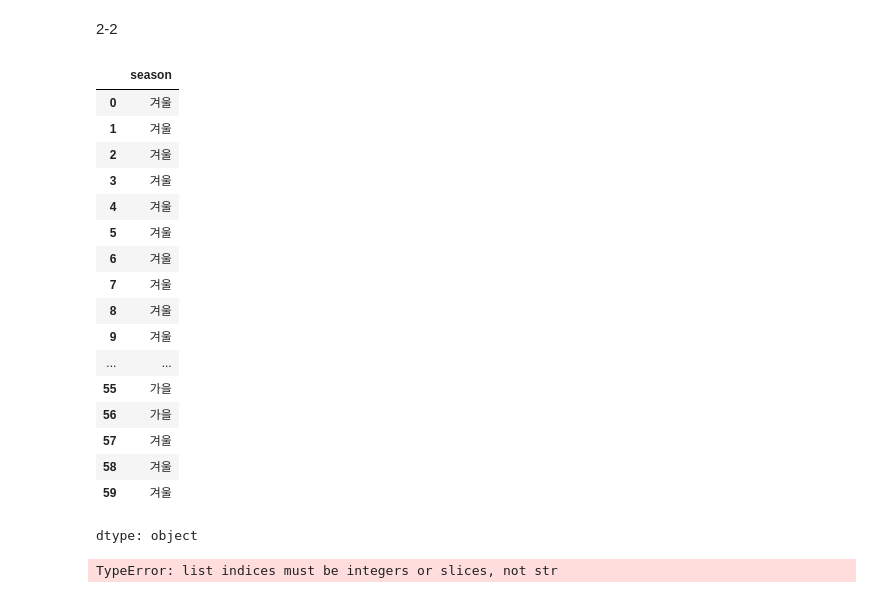
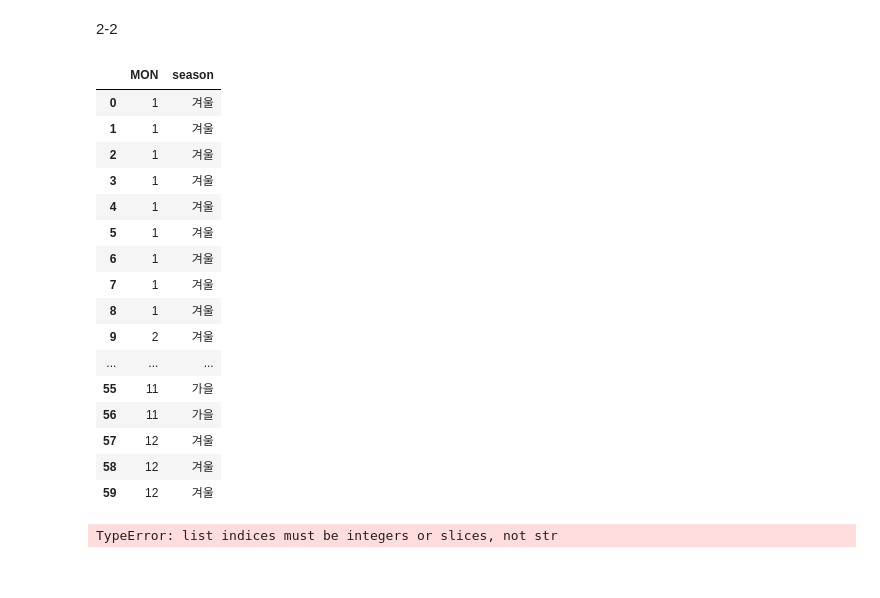
Before and after one commit to JKTajo/20250714_count_TAX, a Jupyter notebook: assignment.ipynb, the cells around one changed output. Cells and saved outputs as stored; diff of their text form; code cells hidden in the pictures.

```diff
--- a/assignment.ipynb
+++ b/assignment.ipynb
@@ -119,33 +119,33 @@ freq      60   9      60          9         9           9             9
 # %%
 # 연도 컬럼 추가
 df['YEAR'] = pd.to_datetime(df['YEAR'])
 df['year'] = df['YEAR'].dt.year
 
 #계절 컬럼 추가
 df['MON'] = df['MON'].astype(int)
 df['season'] = df['MON'].map(lambda x : '봄' if 3 <= x <= 5
                                       else '여름' if 6 <= x <= 8
                                       else '가을' if 9 <= x <= 11
                                       else '겨울')
+df[['MON','season']]
 # %% [output]
-|  | season |
-| 0 | 겨울 |
-| 1 | 겨울 |
-| 2 | 겨울 |
-| 3 | 겨울 |
-| 4 | 겨울 |
-| 5 | 겨울 |
-| 6 | 겨울 |
-| 7 | 겨울 |
-| 8 | 겨울 |
-| 9 | 겨울 |
-| ... | ... |
-| 55 | 가을 |
-| 56 | 가을 |
-| 57 | 겨울 |
-| 58 | 겨울 |
-| 59 | 겨울 |
+|  | MON | season |
+| 0 | 1 | 겨울 |
+| 1 | 1 | 겨울 |
+| 2 | 1 | 겨울 |
+| 3 | 1 | 겨울 |
+| 4 | 1 | 겨울 |
+| 5 | 1 | 겨울 |
+| 6 | 1 | 겨울 |
+| 7 | 1 | 겨울 |
+| 8 | 1 | 겨울 |
+| 9 | 2 | 겨울 |
+| ... | ... | ... |
+| 55 | 11 | 가을 |
+| 56 | 11 | 가을 |
+| 57 | 12 | 겨울 |
+| 58 | 12 | 겨울 |
+| 59 | 12 | 겨울 |
-dtype: object
 # %%
 df['season'] = df['MON'].dt.month
 # 계절 추가
```
